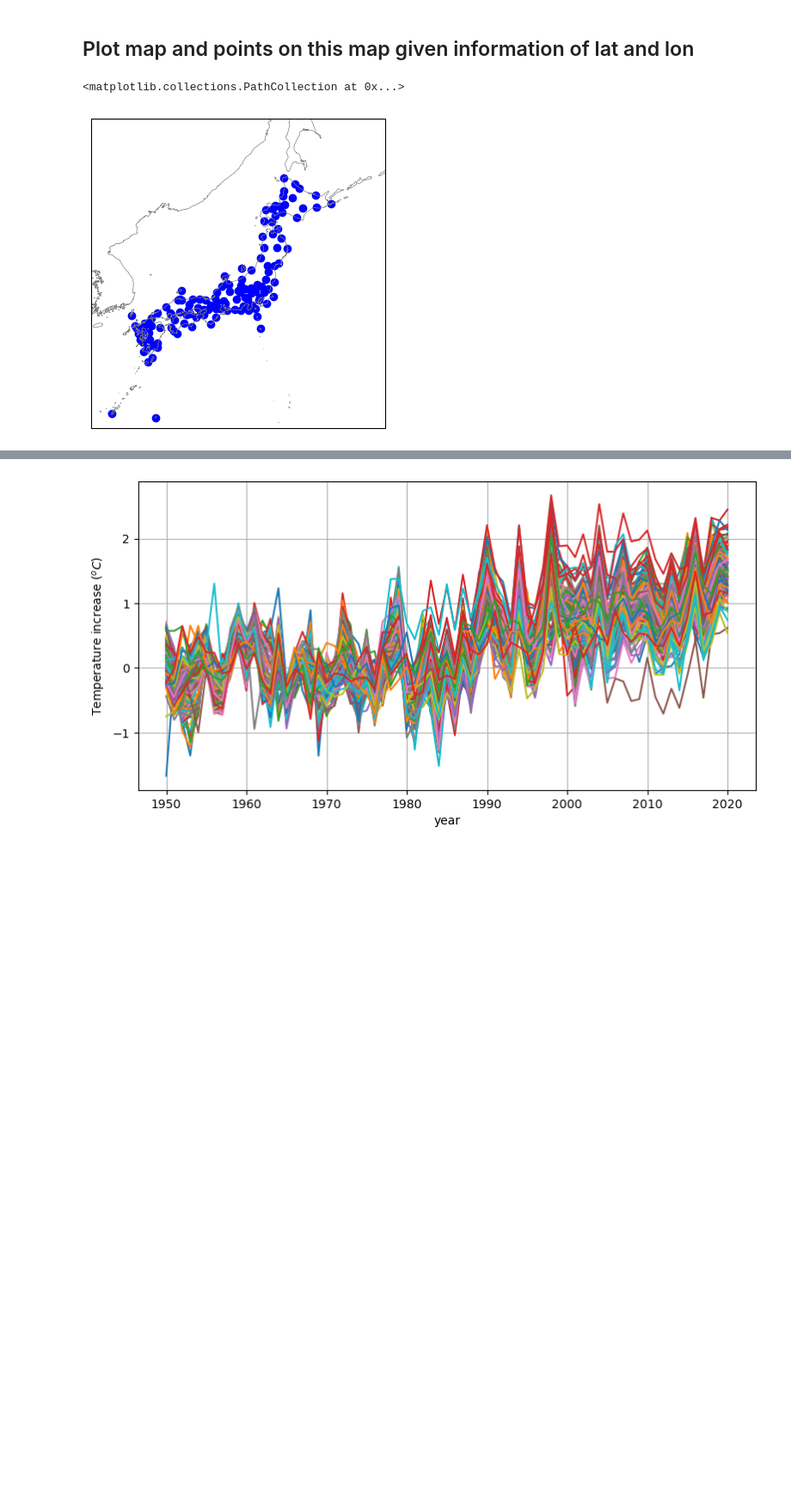
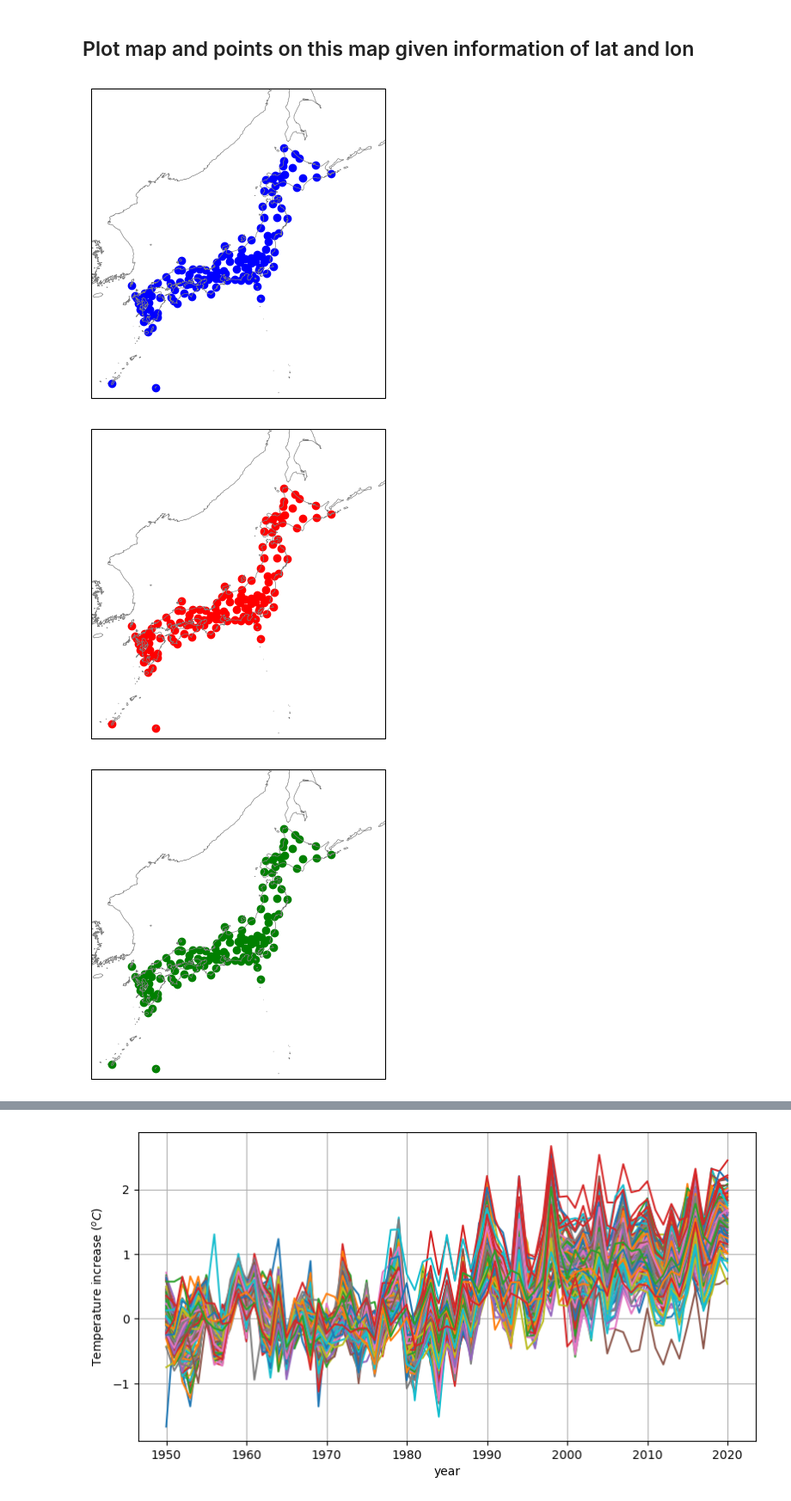
Before and after one commit to doan-van/GIS_class, a Jupyter notebook: kmeans.ipynb, the cells around one changed output, grey strips where cells are left out. Shown at 86% size. Drawn from its saved outputs; the diff is of its cells as text; code cells hidden in the pictures; blank space fills up the shorter version.

```diff
--- a/kmeans.ipynb
+++ b/kmeans.ipynb
@@ -3,23 +3,29 @@
 # %%
 import matplotlib.pyplot as plt
 import cartopy.crs as ccrs
 import cartopy
 import pandas as pd
 
 
 proj =  ccrs.PlateCarree()
-
-fig = plt.figure(figsize=(4, 4))
-ax = plt.axes([.05,0.05,.9,.9], projection= proj )
-
-
-ax.set_extent([126,150,25, 50])
-ax.coastlines(resolution='10m',lw=.5, color='gray')
-
-#ax.stock_img()
 df = pd.read_csv('data/AMeDAS_stations.csv', index_col=0)
 
-ax.scatter(df.longitude, df.latitude, color='b', marker='o')
+# add loop into this code
+colors = ['b', 'r', 'g', 'orange', 'tomato']
+for i in range(5):
+    fig = plt.figure(figsize=(4, 4))
+    ax = plt.axes([.05,0.05,.9,.9], projection= proj )
+
+    ax.set_extent([126,150,25, 50])  # extend of map: lon1, lon2, lat1, lat2
+    ax.coastlines(resolution='10m',lw=.5, color='gray')
+
+    #ax.stock_img()
+
+    ax.scatter(df.longitude, df.latitude, color=colors[i], marker='o')
+    #ax.scatter(df.longitude, df.latitude, c=df.latitude, marker='o')
+
+    plt.savefig('figure_'+str(i)+'.png')
 # %% [output]
-<matplotlib.collections.PathCollection at 0x...>
 [figure]
+[figure, added]
+[figure, added]
```
Also changed, not shown: parts of 1 cell of this notebook, 13 other files.
